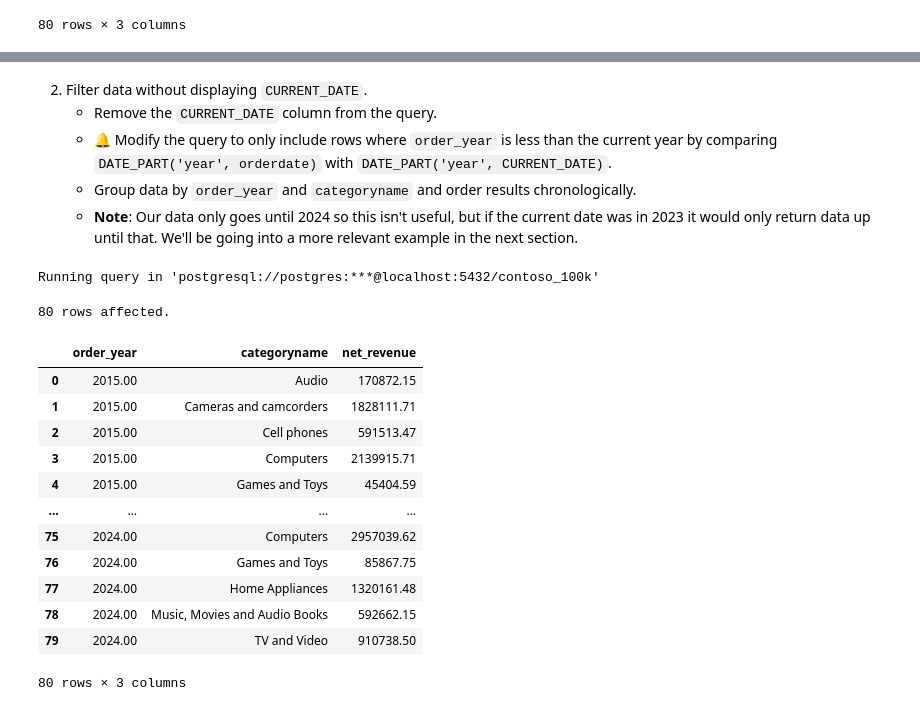
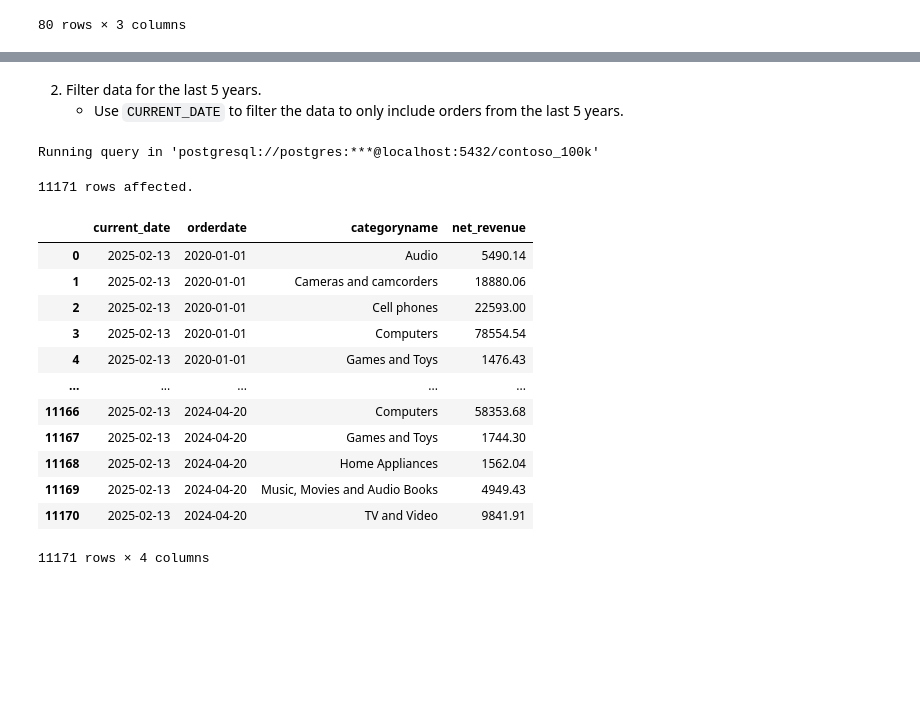
Before and after one commit to mgamzec/SQL_Data_Analytics_Project, a Jupyter notebook: 2_Date_Calculations/2_Date_Components.ipynb, the cells around one changed output, grey strips where cells are left out. Cells and saved outputs as stored; diff of their text form; code cells hidden in the pictures; blank space fills up the shorter version.

Commit message:
changed last example

```diff
--- a/2_Date_Calculations/2_Date_Components.ipynb
+++ b/2_Date_Calculations/2_Date_Components.ipynb
@@ -260,39 +368,37 @@ ORDER BY
-# %% [markdown]
-2. Filter data without displaying `CURRENT_DATE`.
-    - Remove the `CURRENT_DATE` column from the query.
-    - 🔔 Modify the query to only include rows where `order_year` is less than the current year by comparing `DATE_PART('year', orderdate)` with `DATE_PART('year', CURRENT_DATE)`.
-    - Group data by `order_year` and `categoryname` and order results chronologically.
-    - **Note**: Our data only goes until 2024 so this isn't useful, but if the current date was in 2023 it would only return data up until that. We'll be going into a more relevant example in the next section.
+# %% [markdown]
+2. Filter data for the last 5 years.
+    - Use `CURRENT_DATE` to filter the data to only include orders from the last 5 years.
 # %%
 %%sql
 
 SELECT
-	DATE_PART('year', s.orderdate) AS order_year,
+	CURRENT_DATE,
+	orderdate,
     p.categoryname,
 	SUM(s.quantity * s.netprice * s.exchangerate) AS net_revenue
 FROM sales s
 	LEFT JOIN product p ON s.productkey = p.productkey
 WHERE
-	DATE_PART('year', s.orderdate) < DATE_PART('year', CURRENT_DATE) -- Added
+	EXTRACT(YEAR FROM orderdate) >= EXTRACT(YEAR FROM CURRENT_DATE) - 5  -- last 5 years
 GROUP BY
-	order_year,
+	orderdate,
     p.categoryname
 ORDER BY
-	order_year,
+	orderdate,
     p.categoryname
 # %% [output]
 Running query in 'postgresql://postgres:***@localhost:5432/contoso_100k'
-80 rows affected.
+11171 rows affected.
-|  | order_year | categoryname | net_revenue |
-| 0 | 2015.00 | Audio | 170872.15 |
-| 1 | 2015.00 | Cameras and camcorders | 1828111.71 |
-| 2 | 2015.00 | Cell phones | 591513.47 |
-| 3 | 2015.00 | Computers | 2139915.71 |
-| 4 | 2015.00 | Games and Toys | 45404.59 |
-| ... | ... | ... | ... |
-| 75 | 2024.00 | Computers | 2957039.62 |
-| 76 | 2024.00 | Games and Toys | 85867.75 |
-| 77 | 2024.00 | Home Appliances | 1320161.48 |
-| 78 | 2024.00 | Music, Movies and Audio Books | 592662.15 |
-| 79 | 2024.00 | TV and Video | 910738.50 |
+|  | current_date | orderdate | categoryname | net_revenue |
+| 0 | 2025-02-13 | 2020-01-01 | Audio | 5490.14 |
+| 1 | 2025-02-13 | 2020-01-01 | Cameras and camcorders | 18880.06 |
+| 2 | 2025-02-13 | 2020-01-01 | Cell phones | 22593.00 |
+| 3 | 2025-02-13 | 2020-01-01 | Computers | 78554.54 |
+| 4 | 2025-02-13 | 2020-01-01 | Games and Toys | 1476.43 |
+| ... | ... | ... | ... | ... |
+| 11166 | 2025-02-13 | 2024-04-20 | Computers | 58353.68 |
+| 11167 | 2025-02-13 | 2024-04-20 | Games and Toys | 1744.30 |
+| 11168 | 2025-02-13 | 2024-04-20 | Home Appliances | 1562.04 |
+| 11169 | 2025-02-13 | 2024-04-20 | Music, Movies and Audio Books | 4949.43 |
+| 11170 | 2025-02-13 | 2024-04-20 | TV and Video | 9841.91 |
-80 rows × 3 columns
+11171 rows × 4 columns
```
Also changed, not shown: parts of 17 cells of this notebook.
